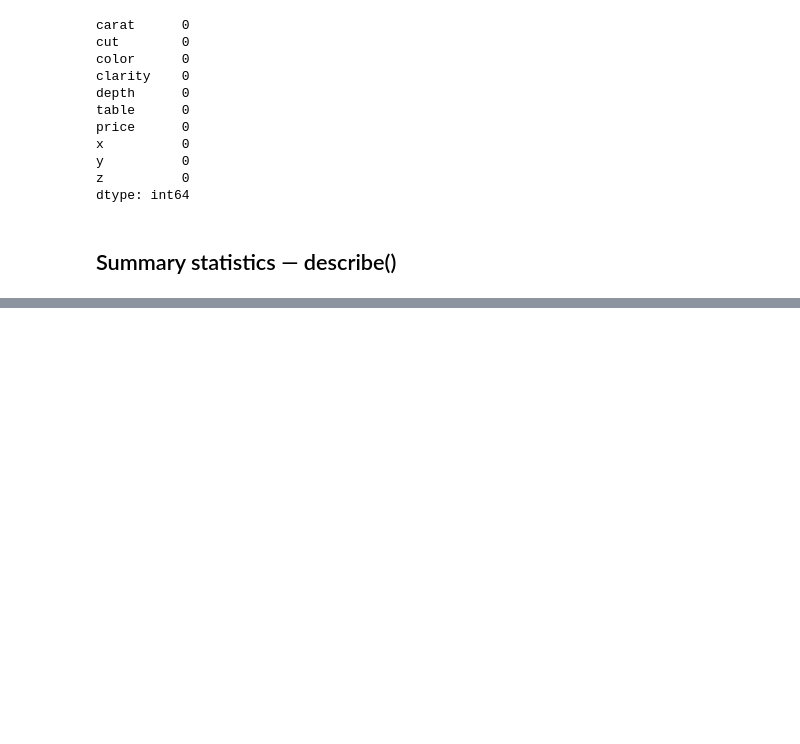
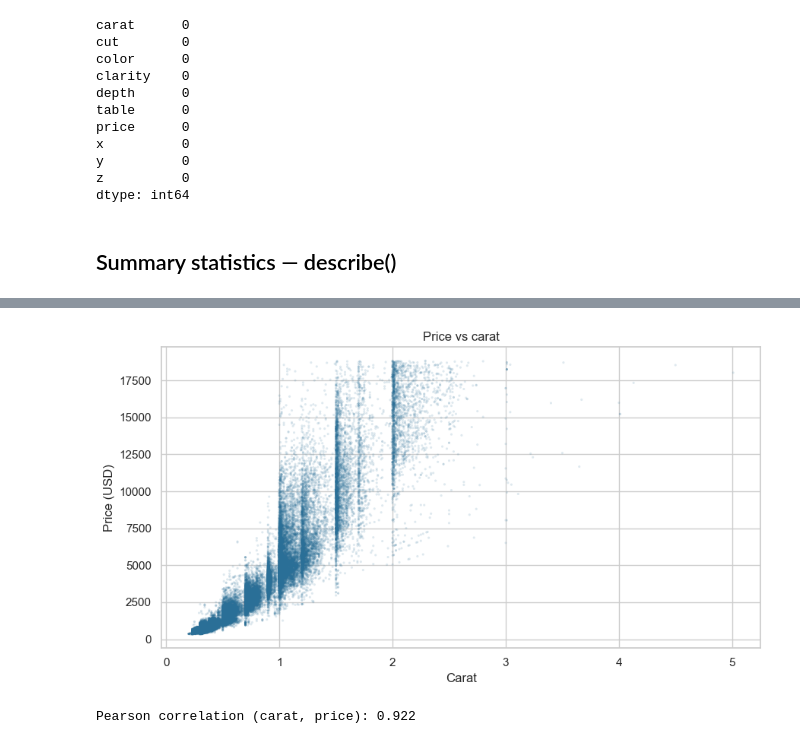
Before and after one commit to zinat-gks/Day1, a Jupyter notebook: Day 7/Diamonds.ipynb, the cells around one changed output, grey strips where cells are left out. Drawn from its saved outputs; the diff is of its cells as text; code cells hidden in the pictures; blank space fills up the shorter version.

```diff
--- a/Day 7/Diamonds.ipynb
+++ b/Day 7/Diamonds.ipynb
@@ -91,0 +167,16 @@ df.describe(include="all")
+# %%
+# Scatter of the target against its strongest predictor.
+# 53,940 points overlap heavily, so use small markers + transparency.
+fig, ax = plt.subplots(figsize=(9, 5))
+ax.scatter(df["carat"], df["price"], s=5, alpha=0.15, color="#2a6f97", edgecolor="none")
+
+ax.set_title("Price vs carat")
+ax.set_xlabel("Carat")
+ax.set_ylabel("Price (USD)")
+plt.tight_layout()
+plt.show()
+
+print(f"Pearson correlation (carat, price): {df['carat'].corr(df['price']):.3f}")
+# %% [output]
+[figure, added]
+Pearson correlation (carat, price): 0.922
```
Also changed, not shown: parts of 61 cells of this notebook.
